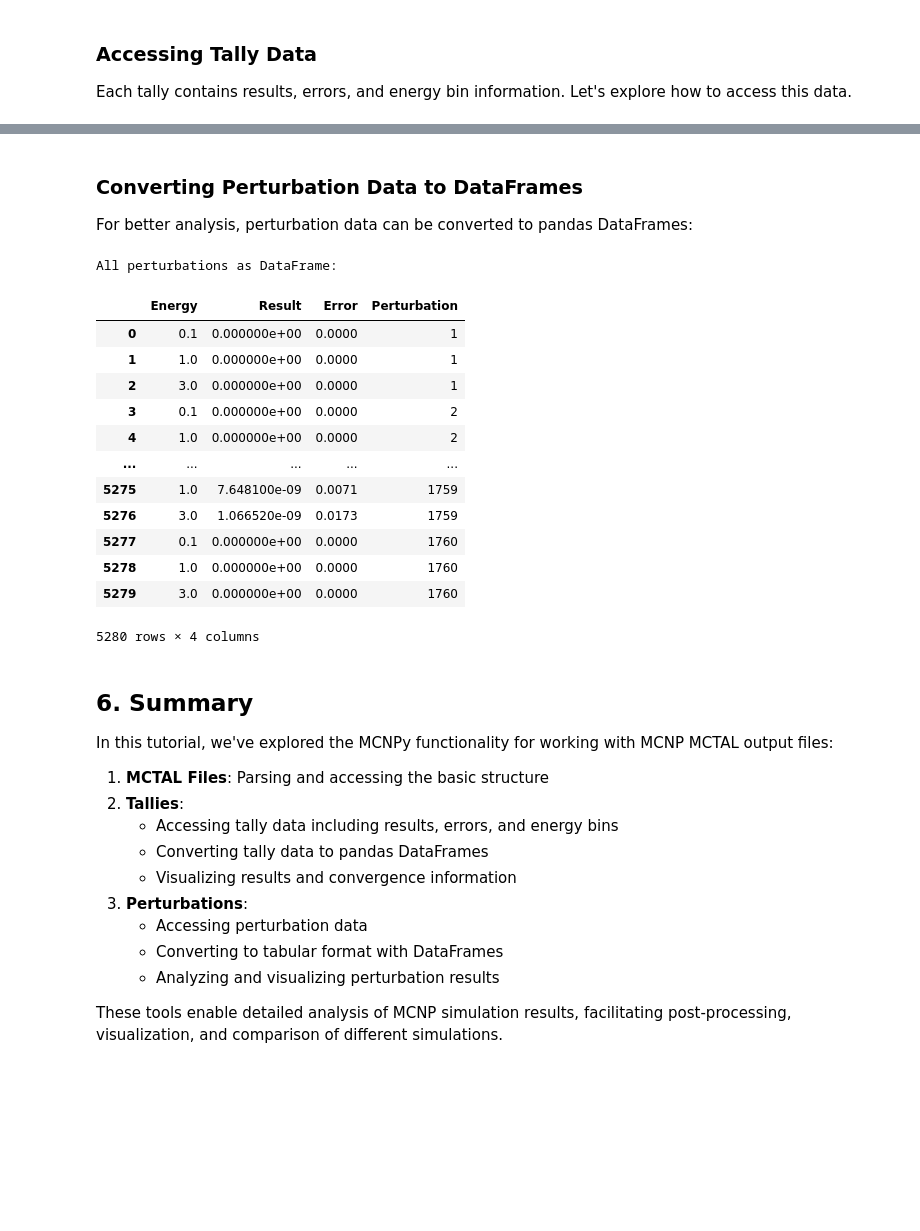
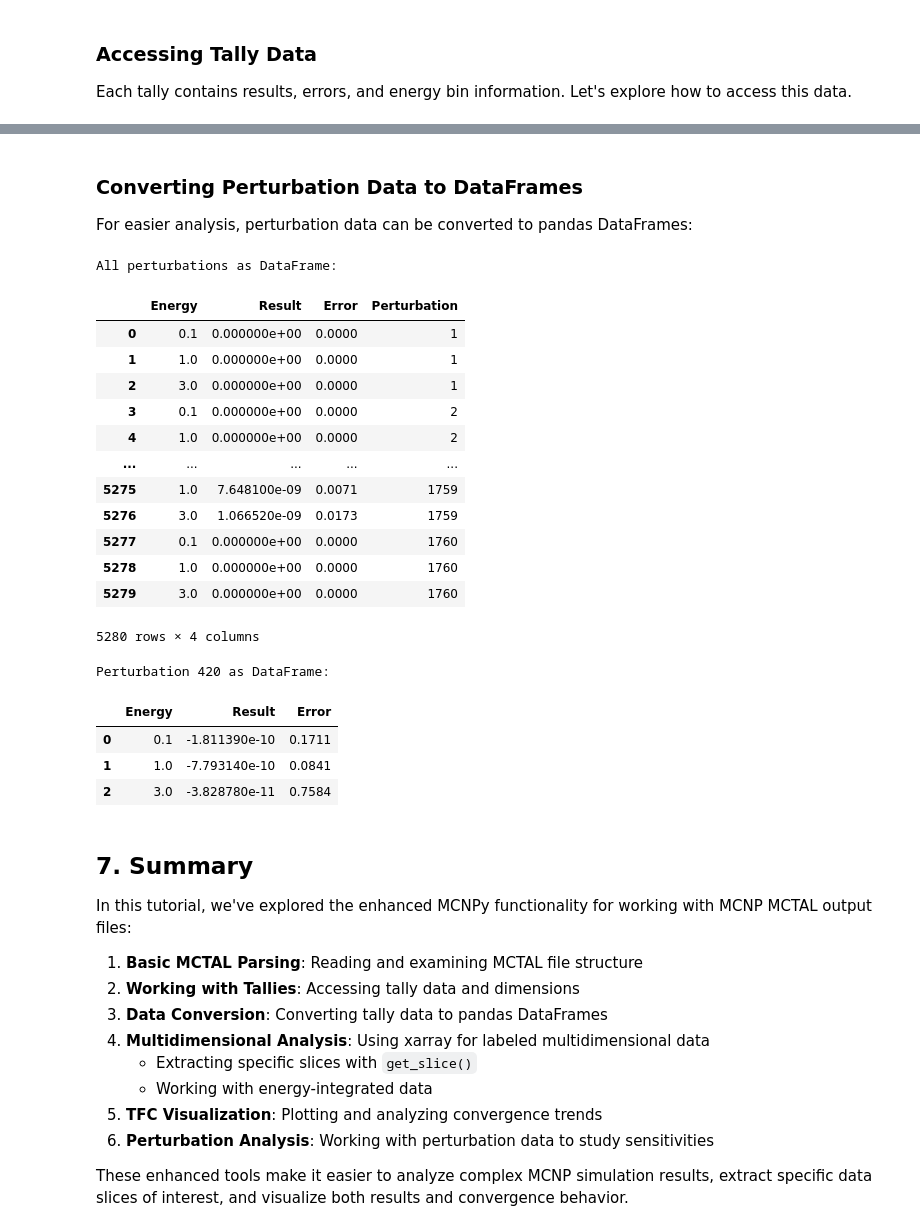
Before and after one commit to monleon96/kika, a Jupyter notebook: examples/tutorial_mctal.ipynb, the cells around one changed output, grey strips where cells are left out. Drawn from its saved outputs; the diff is of its cells as text; code cells hidden in the pictures; blank space fills up the shorter version.

```diff
--- a/examples/tutorial_mctal.ipynb
+++ b/examples/tutorial_mctal.ipynb
@@ -252,47 +421,55 @@ Available methods:
 # %% [markdown]
 ### Converting Perturbation Data to DataFrames
 
-For better analysis, perturbation data can be converted to pandas DataFrames:
+For easier analysis, perturbation data can be converted to pandas DataFrames:
 # %%
-if tallies_with_pert:
-    # Get the first tally with perturbation data
-    tally_id = tallies_with_pert[0]
-    tally = mctal_data.tally[tally_id]
+tally = mctal_data1.tally[tally_ids[0]]
 
-    # Convert all perturbations to a DataFrame
-    pert_df = tally.perturbation.to_dataframe()
+# Convert all perturbations to a DataFrame
+pert_df = tally.perturbation.to_dataframe()
 
-    if not pert_df.empty:
-        print("All perturbations as DataFrame:")
-        display(pert_df)
+
+print("All perturbations as DataFrame:")
+display(pert_df)
+
+# Analyze a single perturbation
+single_pert = tally.perturbation[420]
+single_df = single_pert.to_dataframe()
+
+print(f"\nPerturbation 420 as DataFrame:")
+display(single_df)
 # %% [output]
 All perturbations as DataFrame:
 |  | Energy | Result | Error | Perturbation |
 | 0 | 0.1 | 0.000000e+00 | 0.0000 | 1 |
 | 1 | 1.0 | 0.000000e+00 | 0.0000 | 1 |
 | 2 | 3.0 | 0.000000e+00 | 0.0000 | 1 |
 | 3 | 0.1 | 0.000000e+00 | 0.0000 | 2 |
 | 4 | 1.0 | 0.000000e+00 | 0.0000 | 2 |
 | ... | ... | ... | ... | ... |
 | 5275 | 1.0 | 7.648100e-09 | 0.0071 | 1759 |
 | 5276 | 3.0 | 1.066520e-09 | 0.0173 | 1759 |
 | 5277 | 0.1 | 0.000000e+00 | 0.0000 | 1760 |
 | 5278 | 1.0 | 0.000000e+00 | 0.0000 | 1760 |
 | 5279 | 3.0 | 0.000000e+00 | 0.0000 | 1760 |
 5280 rows × 4 columns
+Perturbation 420 as DataFrame:
+|  | Energy | Result | Error |
+| 0 | 0.1 | -1.811390e-10 | 0.1711 |
+| 1 | 1.0 | -7.793140e-10 | 0.0841 |
+| 2 | 3.0 | -3.828780e-11 | 0.7584 |
-# %% [markdown]
-## 6. Summary
-
-In this tutorial, we've explored the MCNPy functionality for working with MCNP MCTAL output files:
-
-1. **MCTAL Files**: Parsing and accessing the basic structure
-2. **Tallies**:
-   - Accessing tally data including results, errors, and energy bins
-   - Converting tally data to pandas DataFrames
-   - Visualizing results and convergence information
-3. **Perturbations**:
-   - Accessing perturbation data
-   - Converting to tabular format with DataFrames
-   - Analyzing and visualizing perturbation results
-
-These tools enable detailed analysis of MCNP simulation results, facilitating post-processing, visualization, and comparison of different simulations.
+# %% [markdown]
+## 7. Summary
+
+In this tutorial, we've explored the enhanced MCNPy functionality for working with MCNP MCTAL output files:
+
+1. **Basic MCTAL Parsing**: Reading and examining MCTAL file structure
+2. **Working with Tallies**: Accessing tally data and dimensions
+3. **Data Conversion**: Converting tally data to pandas DataFrames
+4. **Multidimensional Analysis**: Using xarray for labeled multidimensional data
+   - Extracting specific slices with `get_slice()`
+   - Working with energy-integrated data
+5. **TFC Visualization**: Plotting and analyzing convergence trends
+6. **Perturbation Analysis**: Working with perturbation data to study sensitivities
+
+These enhanced tools make it easier to analyze complex MCNP simulation results, extract specific data slices of interest, and visualize both results and convergence behavior.
```
Also changed, not shown: parts of 23 cells of this notebook, 29 other files.
